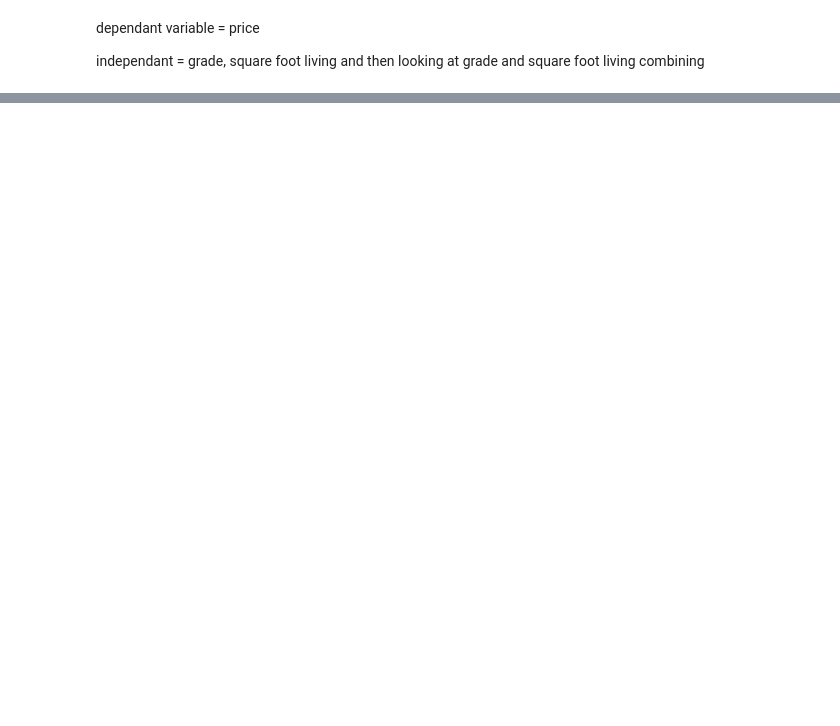
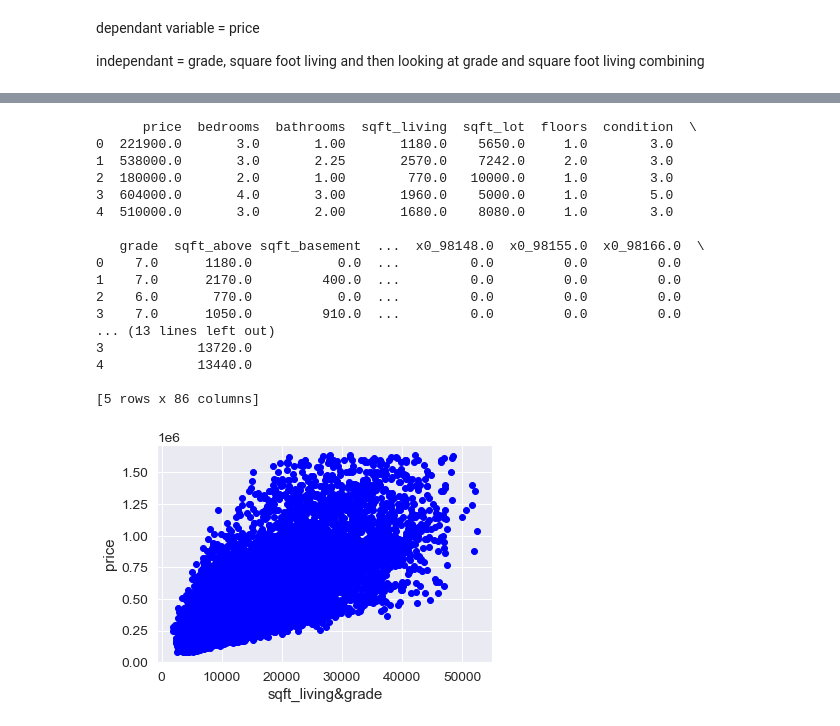
Before and after one commit to willcline613/bsc-phase-two-project, a Jupyter notebook: notebooks/exploratory/dorothy/dorothy_2.ipynb, the cells around one changed output, grey strips where cells are left out. Drawn from its saved outputs; the diff is of its cells as text; code cells hidden in the pictures; blank space fills up the shorter version.

```diff
--- a/notebooks/exploratory/dorothy/dorothy_2.ipynb
+++ b/notebooks/exploratory/dorothy/dorothy_2.ipynb
@@ -511,0 +483,27 @@ Estimator : {rfe.estimator_}")
+# %%
+print(df.head())
+y = df['price']
+X = df['sqft_living&grade']
+
+plt.scatter(X, y, color = 'blue')
+plt.xlabel('sqft_living&grade')
+plt.ylabel('price');
+# %% [output]
+      price  bedrooms  bathrooms  sqft_living  sqft_lot  floors  condition  \
+0  221900.0       3.0       1.00       1180.0    5650.0     1.0        3.0
+1  538000.0       3.0       2.25       2570.0    7242.0     2.0        3.0
+2  180000.0       2.0       1.00        770.0   10000.0     1.0        3.0
+3  604000.0       4.0       3.00       1960.0    5000.0     1.0        5.0
+4  510000.0       3.0       2.00       1680.0    8080.0     1.0        3.0
+
+   grade  sqft_above sqft_basement  ...  x0_98148.0  x0_98155.0  x0_98166.0  \
+0    7.0      1180.0           0.0  ...         0.0         0.0         0.0
+1    7.0      2170.0         400.0  ...         0.0         0.0         0.0
+2    6.0       770.0           0.0  ...         0.0         0.0         0.0
+3    7.0      1050.0         910.0  ...         0.0         0.0         0.0
+... (13 lines left out)
+3            13720.0
+4            13440.0
+
+[5 rows x 86 columns]
+[figure, added]
```
Also changed, not shown: parts of 14 cells of this notebook, 12 other files.
